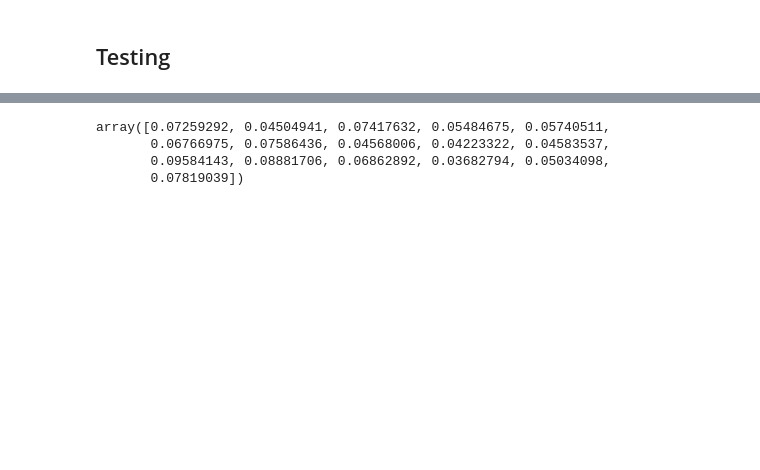
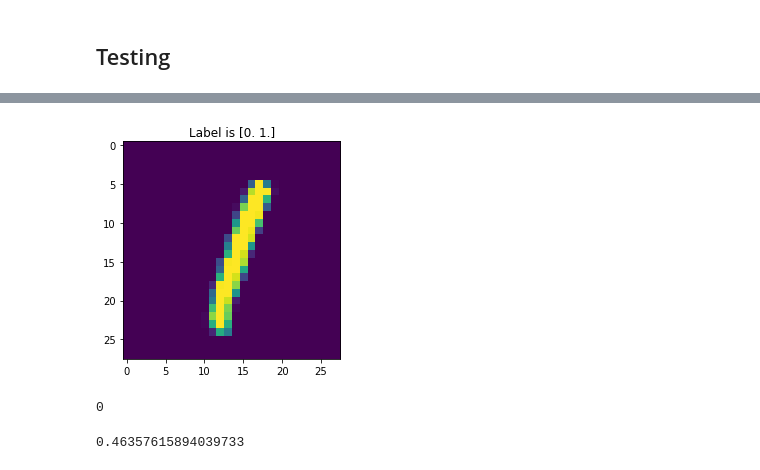
Before and after one commit to cgarchbold/Multilayer_Perceptrons, a Jupyter notebook: Multilayer_Perceptrons.ipynb, the cells around one changed output, grey strips where cells are left out. Drawn from its saved outputs; the diff is of its cells as text; code cells hidden in the pictures; blank space fills up the shorter version.

```diff
--- a/Multilayer_Perceptrons.ipynb
+++ b/Multilayer_Perceptrons.ipynb
@@ -107,9 +106,15 @@ for index in range(len(mnist_test1)):
 # %%
 arr = np.random.rand(16)
-
-nn.softmax_F(arr)
-# %% [output]
-array([0.07259292, 0.04504941, 0.07417632, 0.05484675, 0.05740511,
-       0.06766975, 0.07586436, 0.04568006, 0.04223322, 0.04583537,
-       0.09584143, 0.08881706, 0.06862892, 0.03682794, 0.05034098,
-       0.07819039])
+# %%
+plot = mnist_test1.plot(1)
+plot.show()
+# %% [output]
+[figure, added]
+# %%
+network.predict(mnist_test1[1]['image'])
+# %% [output]
+0
+# %%
+network.accuracy(mnist_test1)
+# %% [output]
+0.46357615894039733
```
Also changed, not shown: parts of 9 cells of this notebook, 2 other files.
